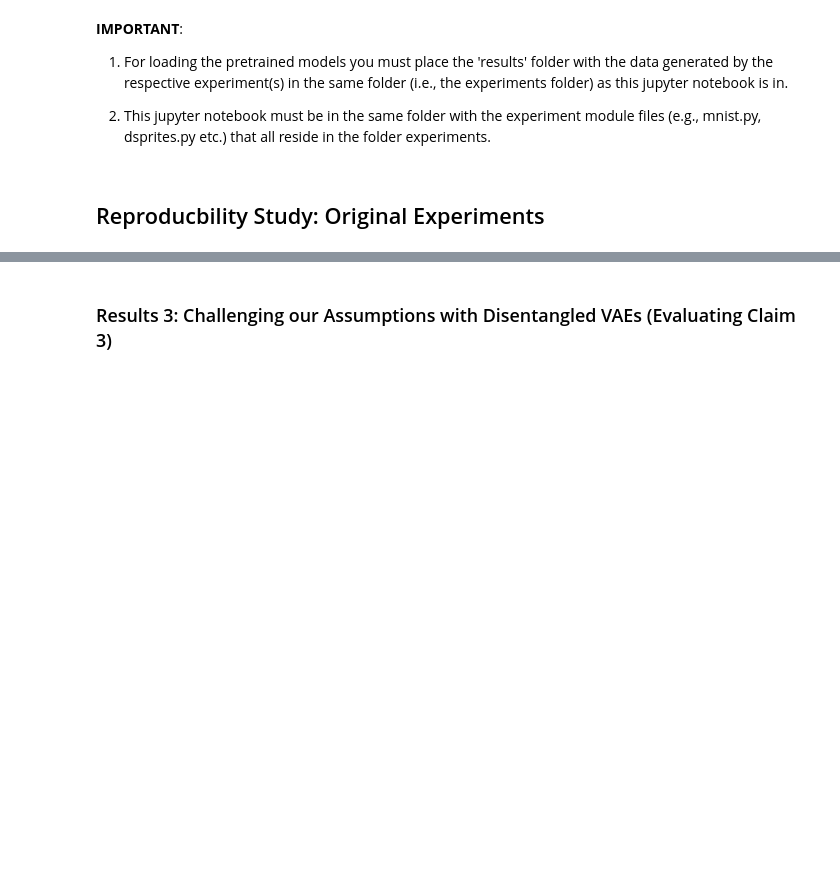
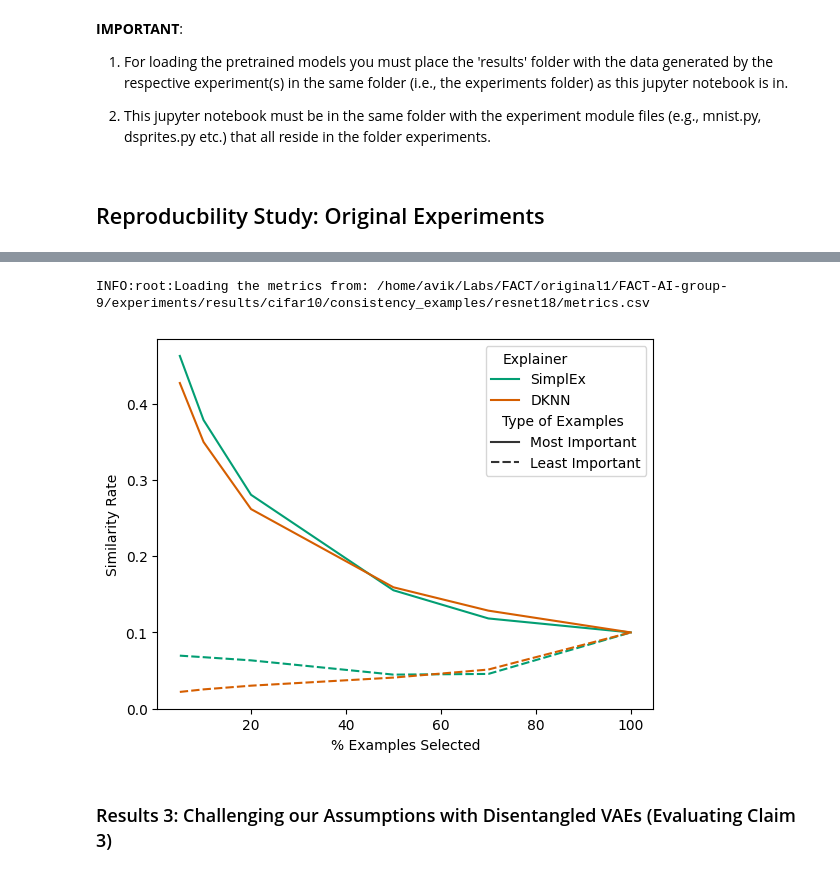
Before and after one commit to vpariza/Re-Label-Free-XAI, a Jupyter notebook: experiments/run_experiments.ipynb, the cells around one changed output, grey strips where cells are left out. Cells and saved outputs as stored; diff of their text form; code cells hidden in the pictures; blank space fills up the shorter version.

```diff
--- a/experiments/run_experiments.ipynb
+++ b/experiments/run_experiments.ipynb
@@ -18,3 +77,16 @@ logging.basicConfig(stream=sys.stdout, level=logging.INFO)
+# %%
+# Define the Parameters for this experiment
+simclr_yaml_file = "simclr_config_ce.yaml"      # Change model configurations from this yaml file
+
+# Added below params in above yaml file
+# load_models=True        # Load pretrained models from files? (True or False)
+# load_metrics=True       # Change it to True if you ONLY want to calculate the final box figure from the existing saved metrics
+# %%
+args = OmegaConf.load(simclr_yaml_file)
+cifar10.consistency_example_importance(args)
+# %% [output]
+INFO:root:Loading the metrics from: /home/avik/Labs/FACT/original1/FACT-AI-group-9/experiments/results/cifar10/consistency_examples/resnet18/metrics.csv
+[figure, added]
 # %% [markdown]
 ### Results 3: Challenging our Assumptions with Disentangled VAEs (Evaluating Claim 3)
 # %% [markdown]
```
Also changed, not shown: parts of 16 cells of this notebook, 1 other file.
